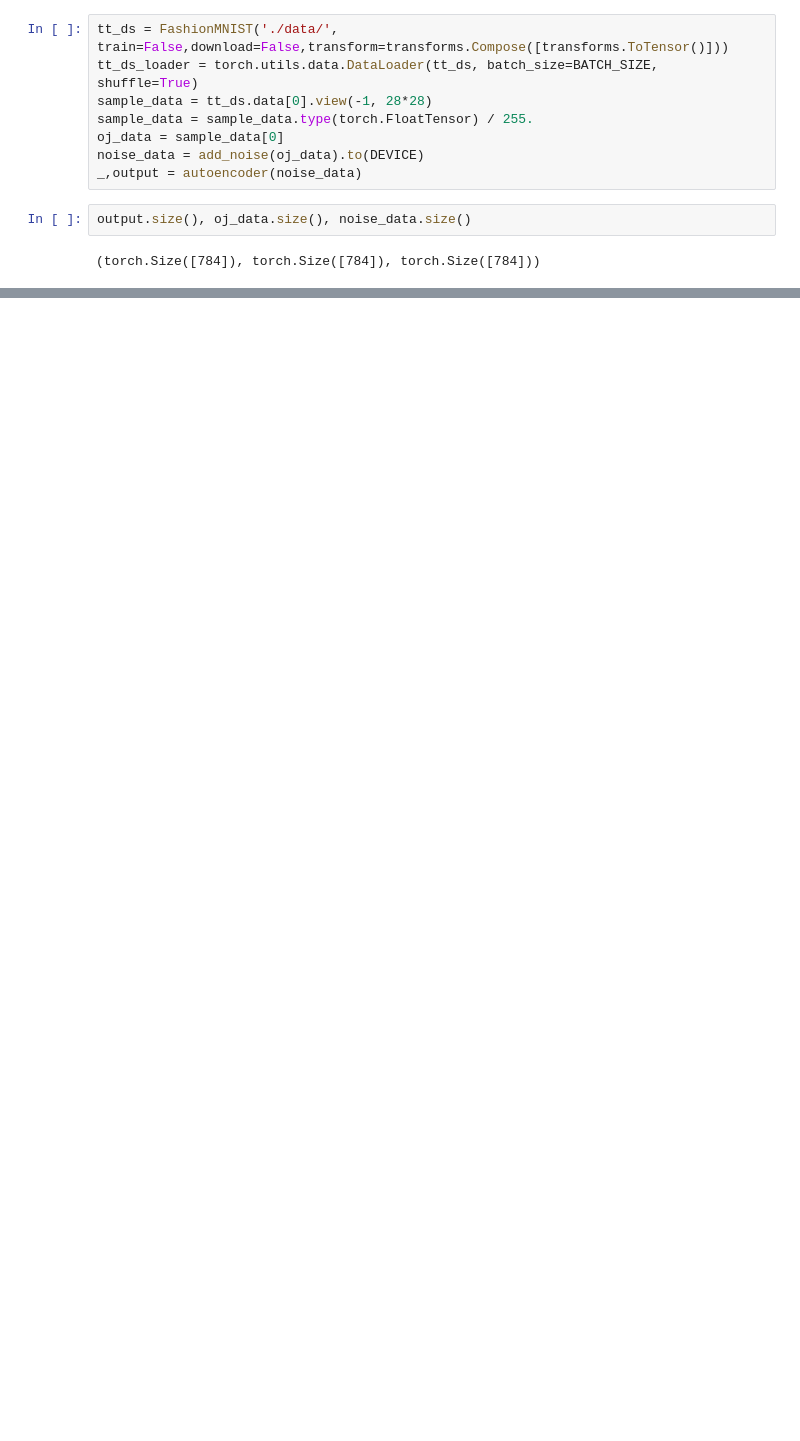
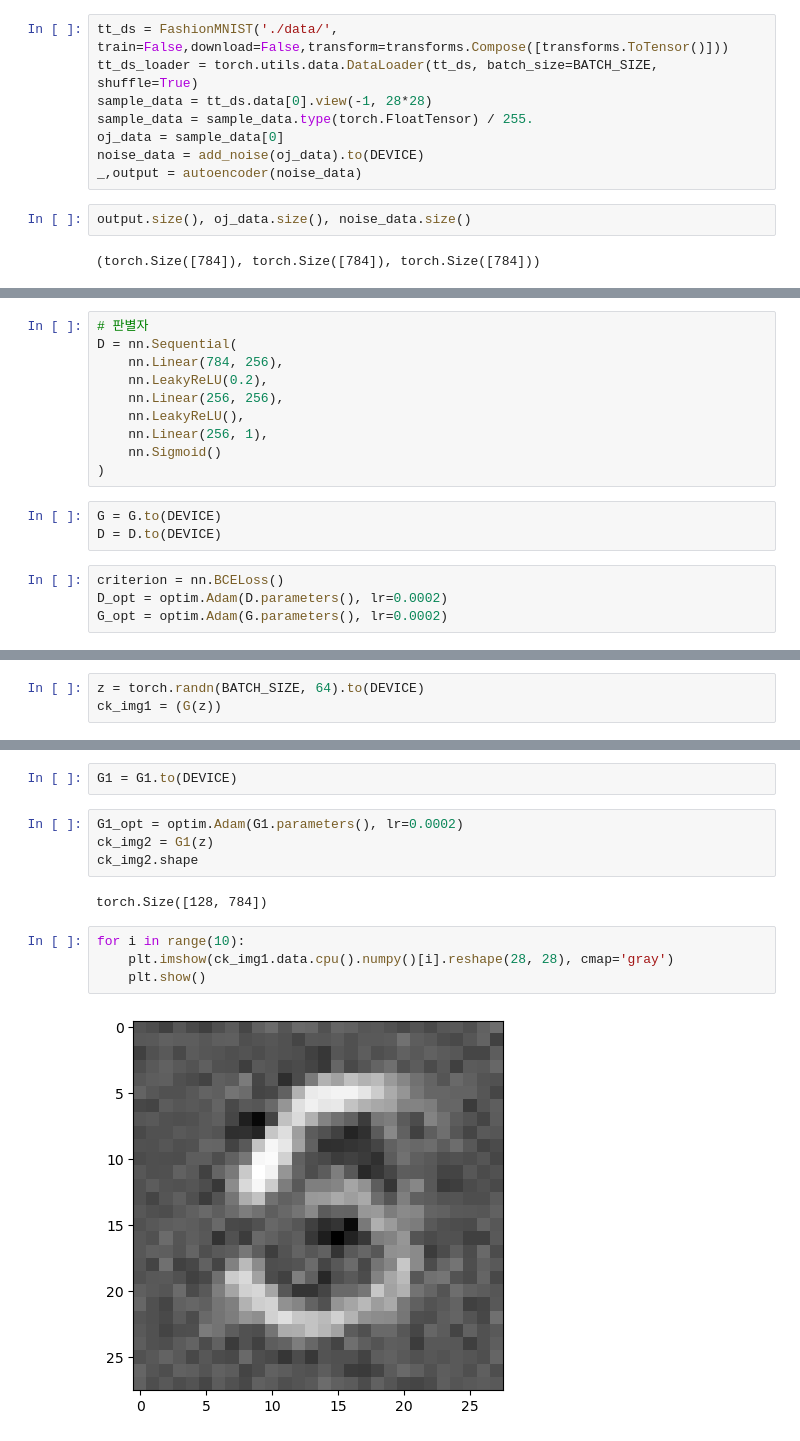
Before and after one commit to Ihan0316/ai_scool, a Jupyter notebook: 9월/9-4/dl_deep_d4.ipynb, the cells around one changed output, grey strips where cells are left out. Drawn from its saved outputs; the diff is of its cells as text; blank space fills up the shorter version.

```diff
--- a/9월/9-4/dl_deep_d4.ipynb
+++ b/9월/9-4/dl_deep_d4.ipynb
@@ -350,0 +544,17 @@ a[2].imshow(out_img, cmap='gray')
+# %%
+# 판별자
+D = nn.Sequential(
+    nn.Linear(784, 256),
+    nn.LeakyReLU(0.2),
+    nn.Linear(256, 256),
+    nn.LeakyReLU(),
+    nn.Linear(256, 1),
+    nn.Sigmoid()
+)
+# %%
+G = G.to(DEVICE)
+D = D.to(DEVICE)
+# %%
+criterion = nn.BCELoss()
+D_opt = optim.Adam(D.parameters(), lr=0.0002)
+G_opt = optim.Adam(G.parameters(), lr=0.0002)
@@ -350,0 +626,3 @@ a[2].imshow(out_img, cmap='gray')
+# %%
+z = torch.randn(BATCH_SIZE, 64).to(DEVICE)
+ck_img1 = (G(z))
@@ -350,0 +639,14 @@ a[2].imshow(out_img, cmap='gray')
+# %%
+G1 = G1.to(DEVICE)
+# %%
+G1_opt = optim.Adam(G1.parameters(), lr=0.0002)
+ck_img2 = G1(z)
+ck_img2.shape
+# %% [output]
+torch.Size([128, 784])
+# %%
+for i in range(10):
+    plt.imshow(ck_img1.data.cpu().numpy()[i].reshape(28, 28), cmap='gray')
+    plt.show()
+# %% [output]
+[figure, added]
```
Also changed, not shown: parts of 29 cells of this notebook.
